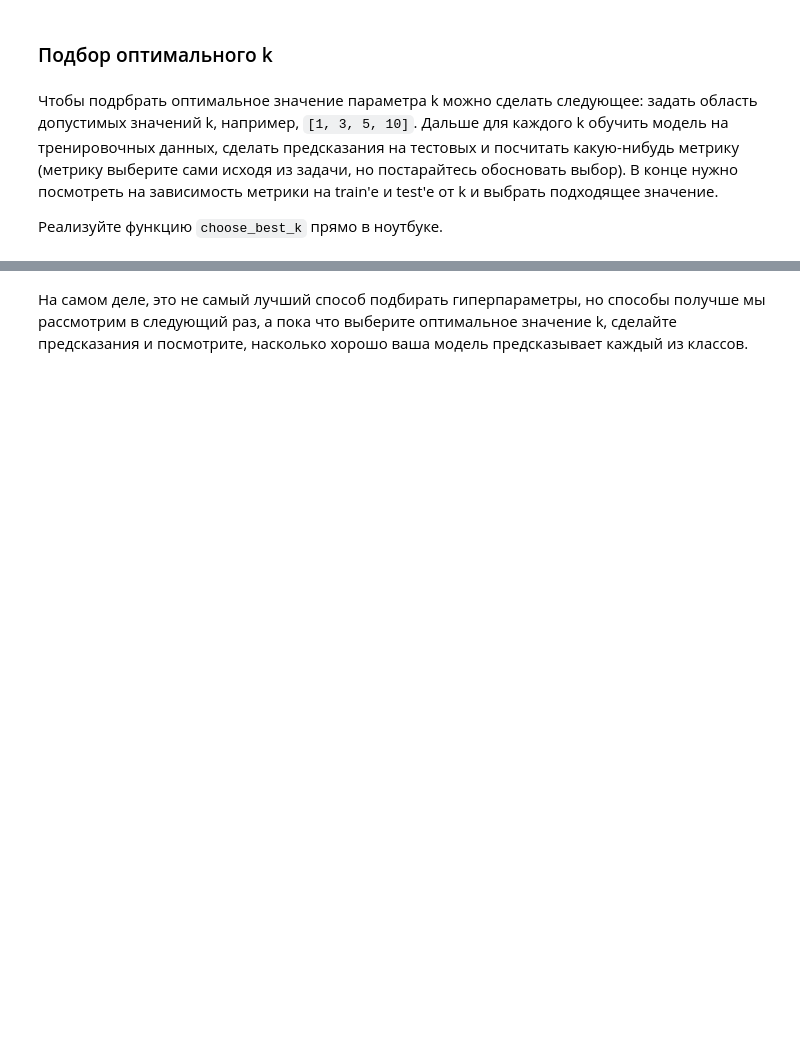
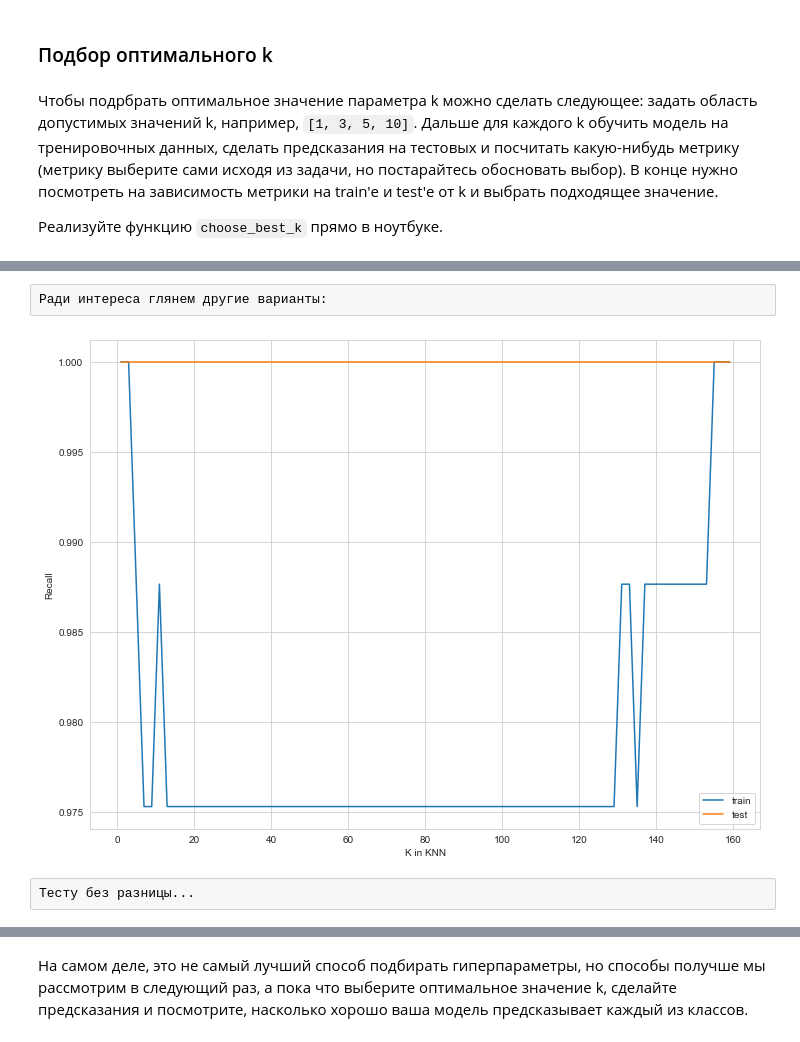
Before and after one commit to Olga-Bagrova/BI_ML_2024, a Jupyter notebook: hw_1_knn/code/KNN.ipynb, the cells around one changed output, grey strips where cells are left out. Cells and saved outputs as stored; diff of their text form; code cells hidden in the pictures; blank space fills up the shorter version.

```diff
--- a/hw_1_knn/code/KNN.ipynb
+++ b/hw_1_knn/code/KNN.ipynb
@@ -234,0 +269,16 @@ plt.ylabel("YOUR METRIC");
+# %% [raw]
+Ради интереса глянем другие варианты:
+# %%
+#тестим только на нечётных k и побольше значений (здесь уже не будет такого, что одинаковое количество класса 0 и 1, и FN не завышается)
+params = np.arange(1, 160, 2).tolist()#в трейне у нас всего 159 значений, т.е. максимальное число соседей как раз 159.
+train_metrics, test_metrics = find_best_k(binary_train_X, binary_train_y, binary_test_X, binary_test_y, params, recall_score)
+
+plt.plot(params, train_metrics, label="train")
+plt.plot(params, test_metrics, label="test")
+plt.legend()
+plt.xlabel("K in KNN")
+plt.ylabel("Recall");
+# %% [output]
+[figure, added]
+# %% [raw]
+Тесту без разницы...
```
Also changed, not shown: parts of 59 cells of this notebook, 4 other files.
